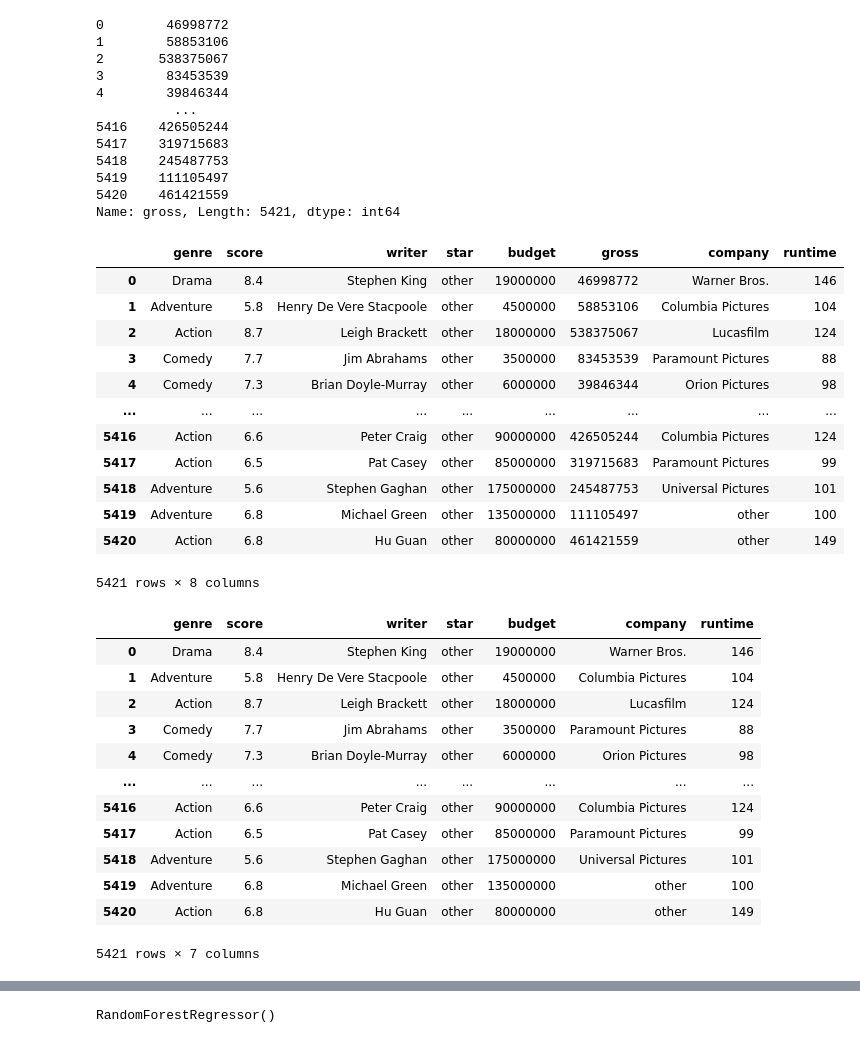
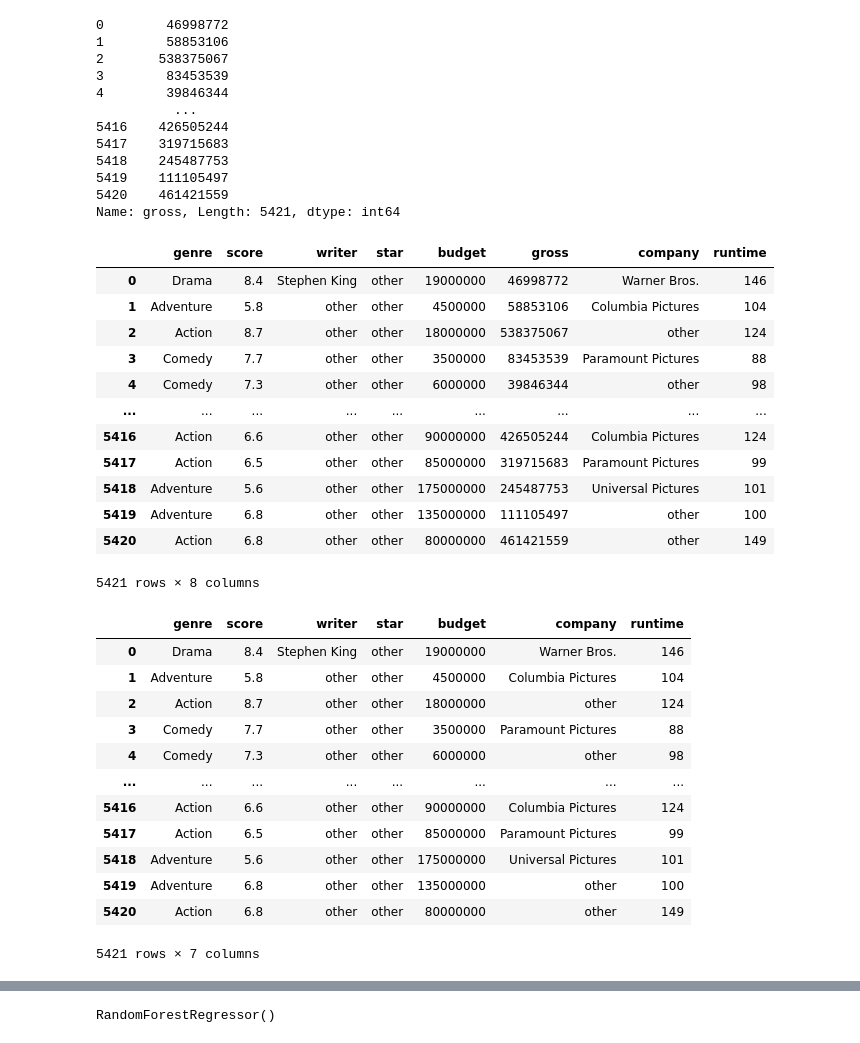
Before and after one commit to Kylec66/Movie-Model, a Jupyter notebook: Model/movies_model.ipynb, the cells around one changed output, grey strips where cells are left out. Drawn from its saved outputs; the diff is of its cells as text; code cells hidden in the pictures.

```diff
--- a/Model/movies_model.ipynb
+++ b/Model/movies_model.ipynb
@@ -51,24 +51,28 @@ movies_y
 5420    461421559
 Name: gross, Length: 5421, dtype: int64
 # %%
-movies_other= movies_df.apply(lambda x: x.mask(x.map(x.value_counts())<20,'other') if x.name=='director' else x)
-movies_other= movies_other.apply(lambda x: x.mask(x.map(x.value_counts())<35, 'other') if x.name=='star' else x)
-movies_other = movies_other.apply(lambda x: x.mask(x.map(x.value_counts())<10, 'other') if x.name=='company' else x)
-movies_other= movies_other.apply(lambda x: x.mask(x.map(x.value_counts())<10, 'other') if x.name=='genre' else x)
+# movies_other= movies_df.apply(lambda x: x.mask(x.map(x.value_counts())<20,'other') if x.name=='director' else x)
+# movies_other= movies_other.apply(lambda x: x.mask(x.map(x.value_counts())<35, 'other') if x.name=='star' else x)
+# movies_other = movies_other.apply(lambda x: x.mask(x.map(x.value_counts())<10, 'other') if x.name=='company' else x)
+# movies_other= movies_other.apply(lambda x: x.mask(x.map(x.value_counts())<10, 'other') if x.name=='genre' else x)
+movies_other= movies_other.apply(lambda x: x.mask(x.map(x.value_counts())<25, 'other') if x.name=='star' else x)
+movies_other = movies_other.apply(lambda x: x.mask(x.map(x.value_counts())< 50, 'other') if x.name=='company' else x)
+movies_other= movies_other.apply(lambda x: x.mask(x.map(x.value_counts())<100, 'other') if x.name=='genre' else x)
+movies_other= movies_other.apply(lambda x: x.mask(x.map(x.value_counts())<12, 'other') if x.name=='writer' else x)
 movies_other
 # %% [output]
 |  | genre | score | writer | star | budget | gross | company | runtime |
 | 0 | Drama | 8.4 | Stephen King | other | 19000000 | 46998772 | Warner Bros. | 146 |
-| 1 | Adventure | 5.8 | Henry De Vere Stacpoole | other | 4500000 | 58853106 | Columbia Pictures | 104 |
-| 2 | Action | 8.7 | Leigh Brackett | other | 18000000 | 538375067 | Lucasfilm | 124 |
-| 3 | Comedy | 7.7 | Jim Abrahams | other | 3500000 | 83453539 | Paramount Pictures | 88 |
-| 4 | Comedy | 7.3 | Brian Doyle-Murray | other | 6000000 | 39846344 | Orion Pictures | 98 |
+| 1 | Adventure | 5.8 | other | other | 4500000 | 58853106 | Columbia Pictures | 104 |
+| 2 | Action | 8.7 | other | other | 18000000 | 538375067 | other | 124 |
+| 3 | Comedy | 7.7 | other | other | 3500000 | 83453539 | Paramount Pictures | 88 |
+| 4 | Comedy | 7.3 | other | other | 6000000 | 39846344 | other | 98 |
 | ... | ... | ... | ... | ... | ... | ... | ... | ... |
-| 5416 | Action | 6.6 | Peter Craig | other | 90000000 | 426505244 | Columbia Pictures | 124 |
-| 5417 | Action | 6.5 | Pat Casey | other | 85000000 | 319715683 | Paramount Pictures | 99 |
-| 5418 | Adventure | 5.6 | Stephen Gaghan | other | 175000000 | 245487753 | Universal Pictures | 101 |
-| 5419 | Adventure | 6.8 | Michael Green | other | 135000000 | 111105497 | other | 100 |
-| 5420 | Action | 6.8 | Hu Guan | other | 80000000 | 461421559 | other | 149 |
+| 5416 | Action | 6.6 | other | other | 90000000 | 426505244 | Columbia Pictures | 124 |
+| 5417 | Action | 6.5 | other | other | 85000000 | 319715683 | Paramount Pictures | 99 |
+| 5418 | Adventure | 5.6 | other | other | 175000000 | 245487753 | Universal Pictures | 101 |
+| 5419 | Adventure | 6.8 | other | other | 135000000 | 111105497 | other | 100 |
+| 5420 | Action | 6.8 | other | other | 80000000 | 461421559 | other | 149 |
 5421 rows × 8 columns
 # %%
 movies_x = movies_other.drop(columns=['gross'])
@@ -76,14 +80,14 @@ movies_x
 # %% [output]
 |  | genre | score | writer | star | budget | company | runtime |
 | 0 | Drama | 8.4 | Stephen King | other | 19000000 | Warner Bros. | 146 |
-| 1 | Adventure | 5.8 | Henry De Vere Stacpoole | other | 4500000 | Columbia Pictures | 104 |
-| 2 | Action | 8.7 | Leigh Brackett | other | 18000000 | Lucasfilm | 124 |
-| 3 | Comedy | 7.7 | Jim Abrahams | other | 3500000 | Paramount Pictures | 88 |
-| 4 | Comedy | 7.3 | Brian Doyle-Murray | other | 6000000 | Orion Pictures | 98 |
+| 1 | Adventure | 5.8 | other | other | 4500000 | Columbia Pictures | 104 |
+| 2 | Action | 8.7 | other | other | 18000000 | other | 124 |
+| 3 | Comedy | 7.7 | other | other | 3500000 | Paramount Pictures | 88 |
+| 4 | Comedy | 7.3 | other | other | 6000000 | other | 98 |
 | ... | ... | ... | ... | ... | ... | ... | ... |
-| 5416 | Action | 6.6 | Peter Craig | other | 90000000 | Columbia Pictures | 124 |
-| 5417 | Action | 6.5 | Pat Casey | other | 85000000 | Paramount Pictures | 99 |
-| 5418 | Adventure | 5.6 | Stephen Gaghan | other | 175000000 | Universal Pictures | 101 |
-| 5419 | Adventure | 6.8 | Michael Green | other | 135000000 | other | 100 |
-| 5420 | Action | 6.8 | Hu Guan | other | 80000000 | other | 149 |
+| 5416 | Action | 6.6 | other | other | 90000000 | Columbia Pictures | 124 |
+| 5417 | Action | 6.5 | other | other | 85000000 | Paramount Pictures | 99 |
+| 5418 | Adventure | 5.6 | other | other | 175000000 | Universal Pictures | 101 |
+| 5419 | Adventure | 6.8 | other | other | 135000000 | other | 100 |
+| 5420 | Action | 6.8 | other | other | 80000000 | other | 149 |
 5421 rows × 7 columns
```
Also changed, not shown: parts of 3 cells of this notebook, 2 other files.
